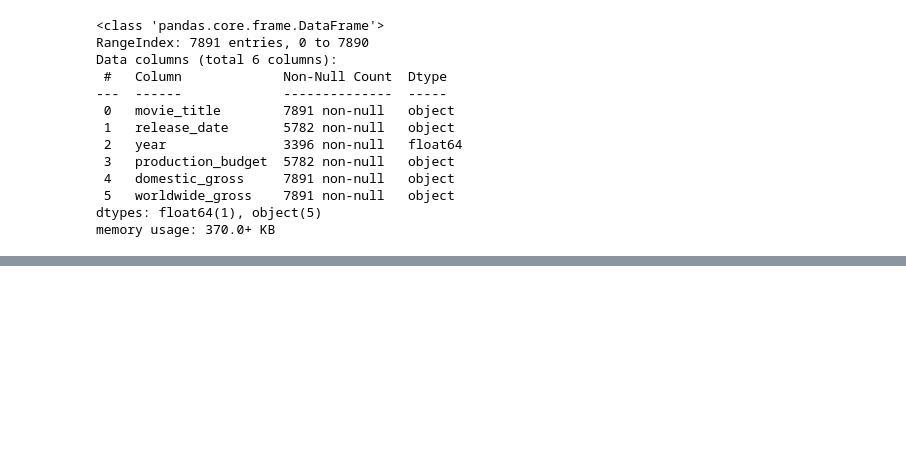
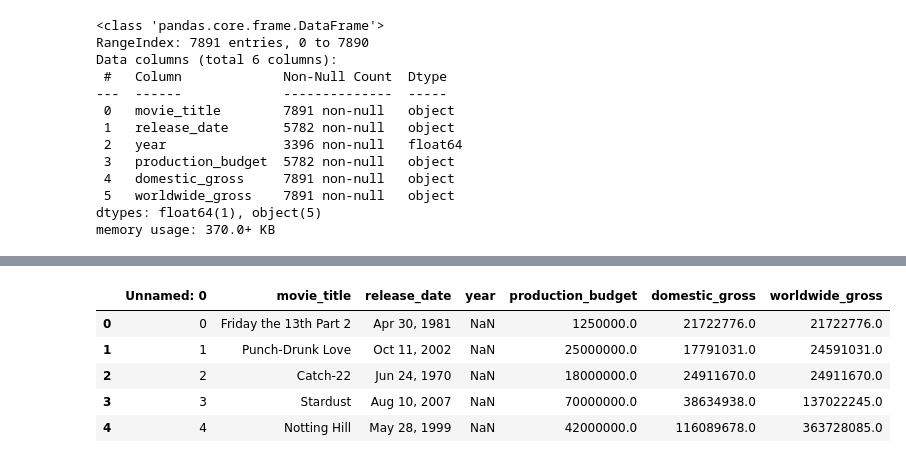
Before and after one commit to polyglottraveler/projectkr, a Jupyter notebook: sql_v0-kca.ipynb, the cells around one changed output, grey strips where cells are left out. Cells and saved outputs as stored; diff of their text form; code cells hidden in the pictures; blank space fills up the shorter version.

```diff
--- a/sql_v0-kca.ipynb
+++ b/sql_v0-kca.ipynb
@@ -218,3 +219,12 @@ df_joint_rev.head()
 df_joint_rev.to_csv('joined_revenue')
 # %%
 df_joint_rev=pd.read_csv('joined_revenue')
+# %%
+df_joint_rev.head()
+# %% [output]
+|  | Unnamed: 0 | movie_title | release_date | year | production_budget | domestic_gross | worldwide_gross |
+| 0 | 0 | Friday the 13th Part 2 | Apr 30, 1981 | NaN | 1250000.0 | 21722776.0 | 21722776.0 |
+| 1 | 1 | Punch-Drunk Love | Oct 11, 2002 | NaN | 25000000.0 | 17791031.0 | 24591031.0 |
+| 2 | 2 | Catch-22 | Jun 24, 1970 | NaN | 18000000.0 | 24911670.0 | 24911670.0 |
+| 3 | 3 | Stardust | Aug 10, 2007 | NaN | 70000000.0 | 38634938.0 | 137022245.0 |
+| 4 | 4 | Notting Hill | May 28, 1999 | NaN | 42000000.0 | 116089678.0 | 363728085.0 |
```
Also changed, not shown: parts of 4 cells of this notebook.
